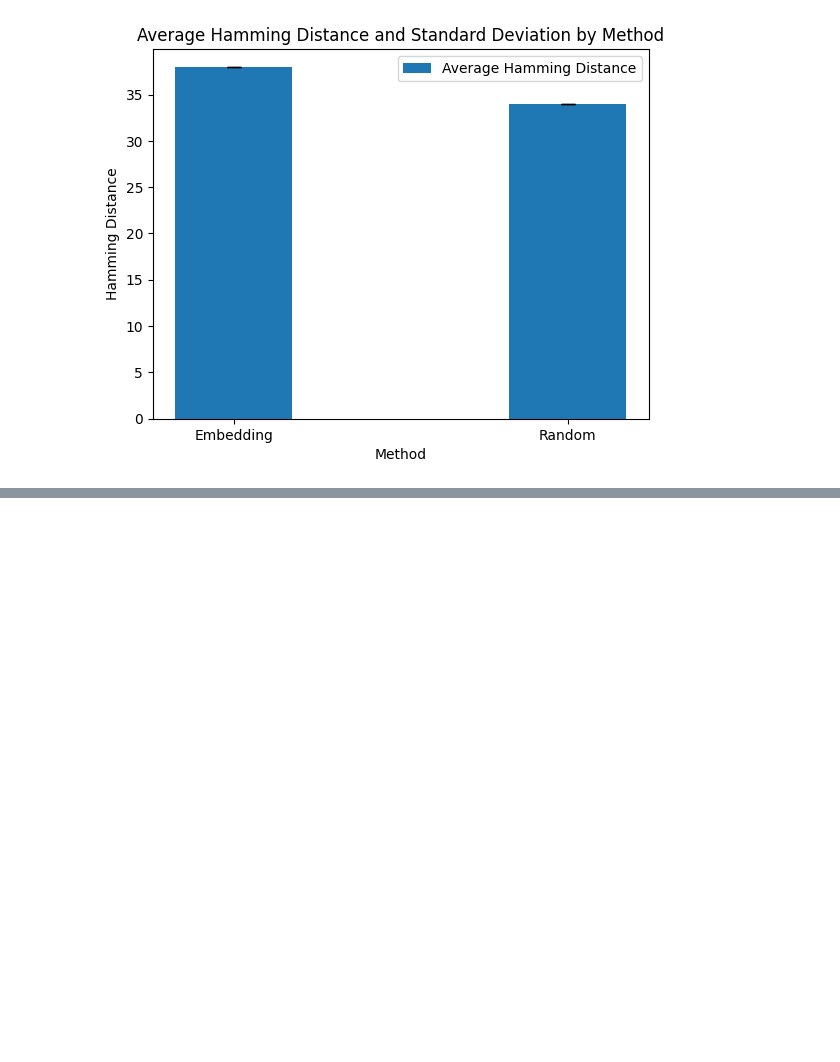
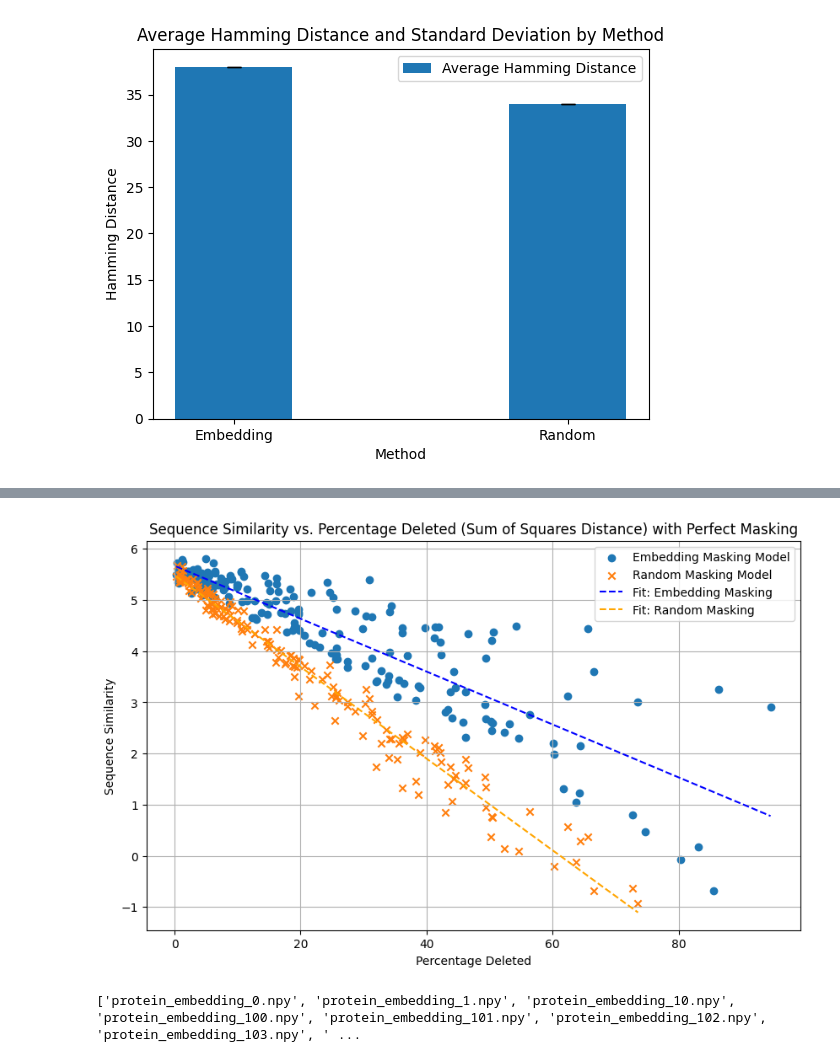
Before and after one commit to vihan-lakshman/mutagenic, a Jupyter notebook: robin's_copy_of_masking_pipeline.ipynb, the cells around one changed output, grey strips where cells are left out. Cells and saved outputs as stored; diff of their text form; code cells hidden in the pictures; blank space fills up the shorter version.

```diff
--- a/robin's_copy_of_masking_pipeline.ipynb
+++ b/robin's_copy_of_masking_pipeline.ipynb
@@ -453,0 +827,48 @@ plt.show()
+# %%
+import numpy as np
+import matplotlib.pyplot as plt
+
+df2 = pd.read_csv('/content/testrun_generatedfromperfectmask.csv')
+df3 = pd.read_csv('/content/with_seq_similarity_random_output_full_sumSquare_fixed.csv')
+
+# Assuming df2 and df3 are pandas DataFrames with columns 'Percentage Deleted' and 'Sequence Similarity'
+df2 = df2.dropna(subset=['Percentage Deleted', 'Sequence Similarity'])
+df3 = df3.dropna(subset=['Percentage Deleted', 'Sequence Similarity'])
+
+# Drop rows with -infinity values
+df2 = df2[(df2['Percentage Deleted'] != -np.inf) & (df2['Sequence Similarity'] != -np.inf)]
+df3 = df3[(df3['Percentage Deleted'] != -np.inf) & (df3['Sequence Similarity'] != -np.inf)]
+
+# Fit regression lines for Sequence Similarity
+slope2, intercept2 = np.polyfit(df2['Percentage Deleted'], df2['Sequence Similarity'], 1)
+slope3, intercept3 = np.polyfit(df3['Percentage Deleted'], df3['Sequence Similarity'], 1)
+
+# Generate x values for regression lines
+x_vals2 = np.linspace(df2['Percentage Deleted'].min(), df2['Percentage Deleted'].max(), 100)
+y_vals2 = slope2 * x_vals2 + intercept2
+
+x_vals3 = np.linspace(df3['Percentage Deleted'].min(), df3['Percentage Deleted'].max(), 100)
+y_vals3 = slope3 * x_vals3 + intercept3
+
+# Plot scatter and regression lines
+plt.figure(figsize=(10, 6))
+plt.scatter(df2['Percentage Deleted'], df2['Sequence Similarity'], label='Embedding Masking Model', marker='o')
+plt.scatter(df3['Percentage Deleted'], df3['Sequence Similarity'], label='Random Masking Model', marker='x')
+
+plt.plot(x_vals2, y_vals2, color='blue', linestyle='--', label='Fit: Embedding Masking')
+plt.plot(x_vals3, y_vals3, color='orange', linestyle='--', label='Fit: Random Masking')
+
+plt.xlabel('Percentage Deleted')
+plt.ylabel('Sequence Similarity')
+plt.title('Sequence Similarity vs. Percentage Deleted (Sum of Squares Distance) with Perfect Masking')
+plt.legend()
+plt.grid(True)
+plt.show()
+# %% [output]
+[figure, added]
+# %%
+for i,row in df.iterrows():
+
+  embedding = embeddings_dict[entry]['embedding'] #list of embeddings for each interpro term
+# %% [output]
+['protein_embedding_0.npy', 'protein_embedding_1.npy', 'protein_embedding_10.npy', 'protein_embedding_100.npy', 'protein_embedding_101.npy', 'protein_embedding_102.npy', 'protein_embedding_103.npy', ' ...
```
Also changed, not shown: parts of 33 cells of this notebook.
